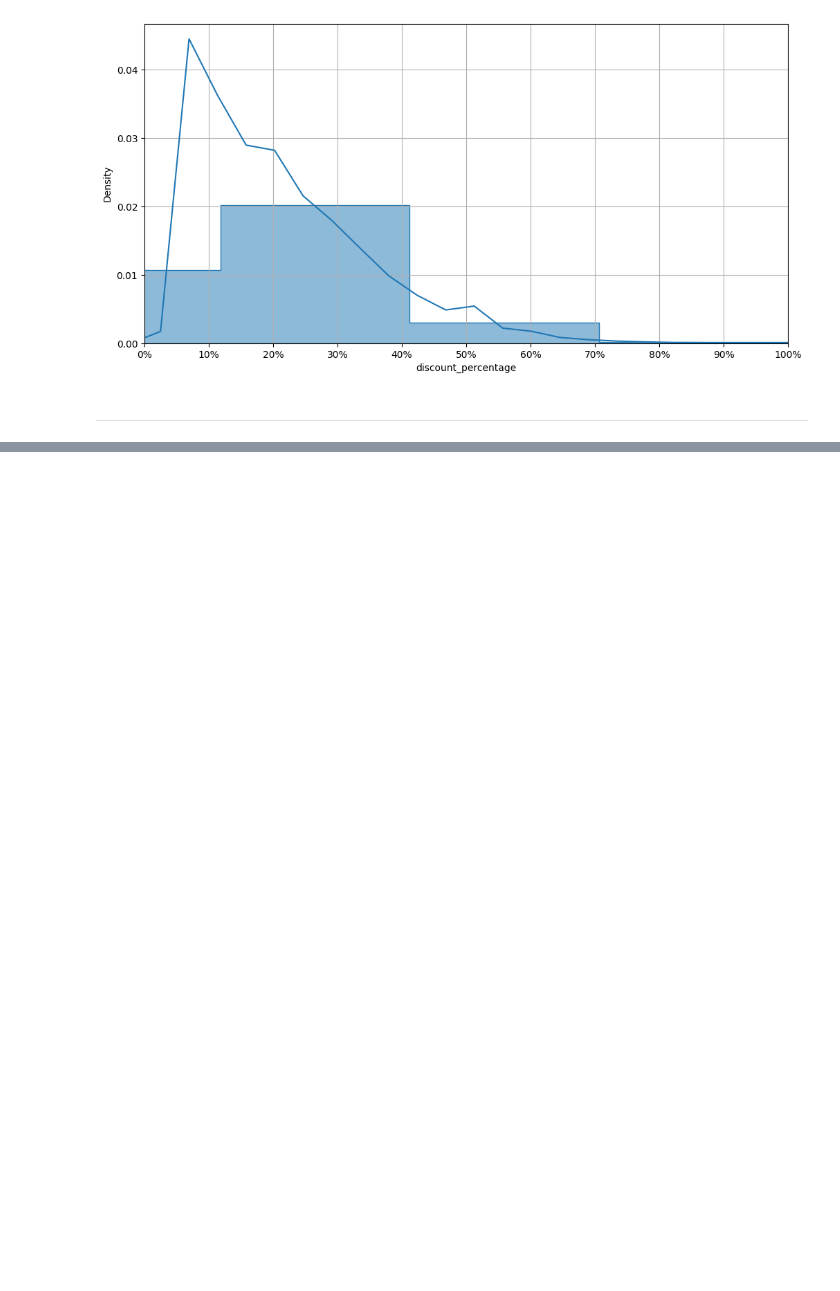
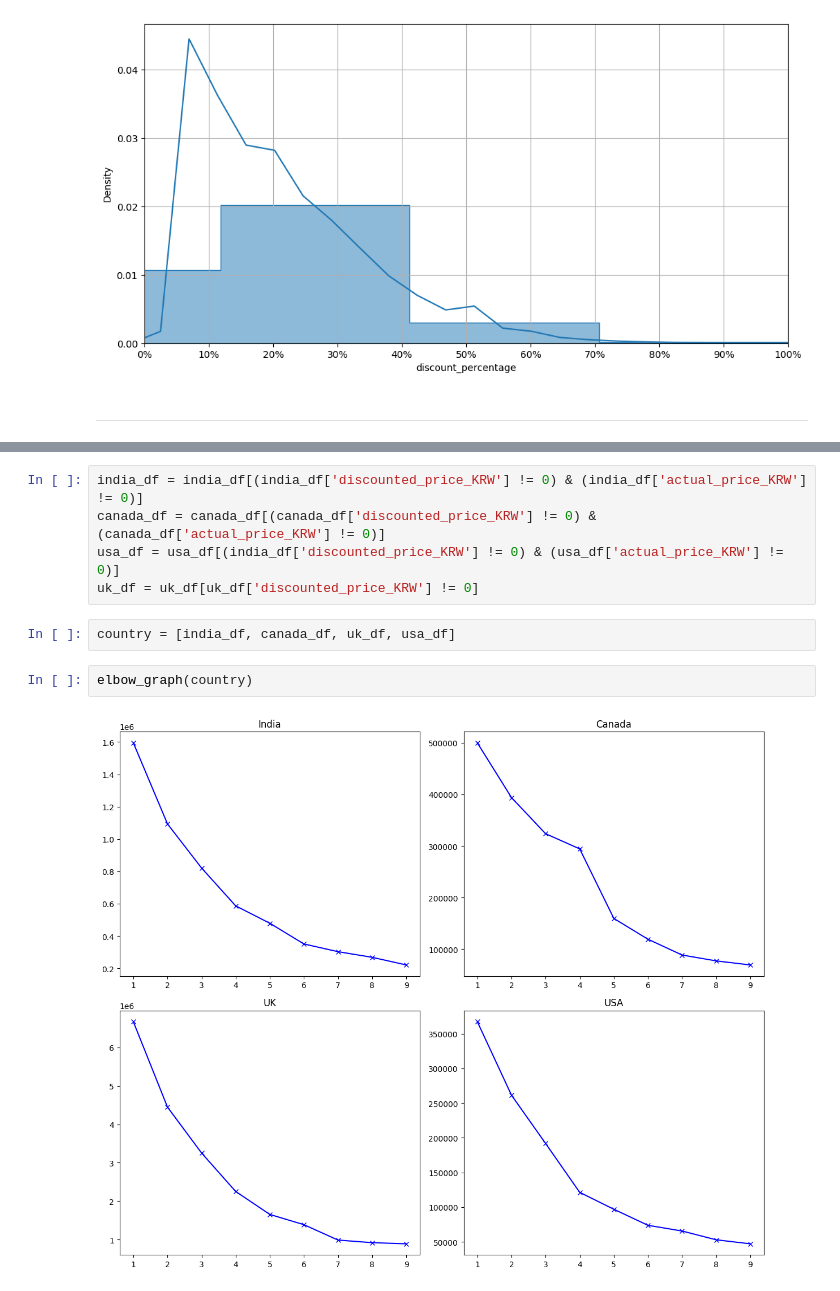
Before and after one commit to BenCyera/Amazon_sales_machine_learning, a Jupyter notebook: notebooks/sehee/clustering.ipynb, the cells around one changed output, grey strips where cells are left out. Drawn from its saved outputs; the diff is of its cells as text; blank space fills up the shorter version.

```diff
--- a/notebooks/sehee/clustering.ipynb
+++ b/notebooks/sehee/clustering.ipynb
@@ -197,0 +164,11 @@ for c in country:
+# %%
+india_df = india_df[(india_df['discounted_price_KRW'] != 0) & (india_df['actual_price_KRW'] != 0)]
+canada_df = canada_df[(canada_df['discounted_price_KRW'] != 0) & (canada_df['actual_price_KRW'] != 0)]
+usa_df = usa_df[(india_df['discounted_price_KRW'] != 0) & (usa_df['actual_price_KRW'] != 0)]
+uk_df = uk_df[uk_df['discounted_price_KRW'] != 0]
+# %%
+country = [india_df, canada_df, uk_df, usa_df]
+# %%
+elbow_graph(country)
+# %% [output]
+[figure, added]
```
Also changed, not shown: parts of 15 cells of this notebook.
